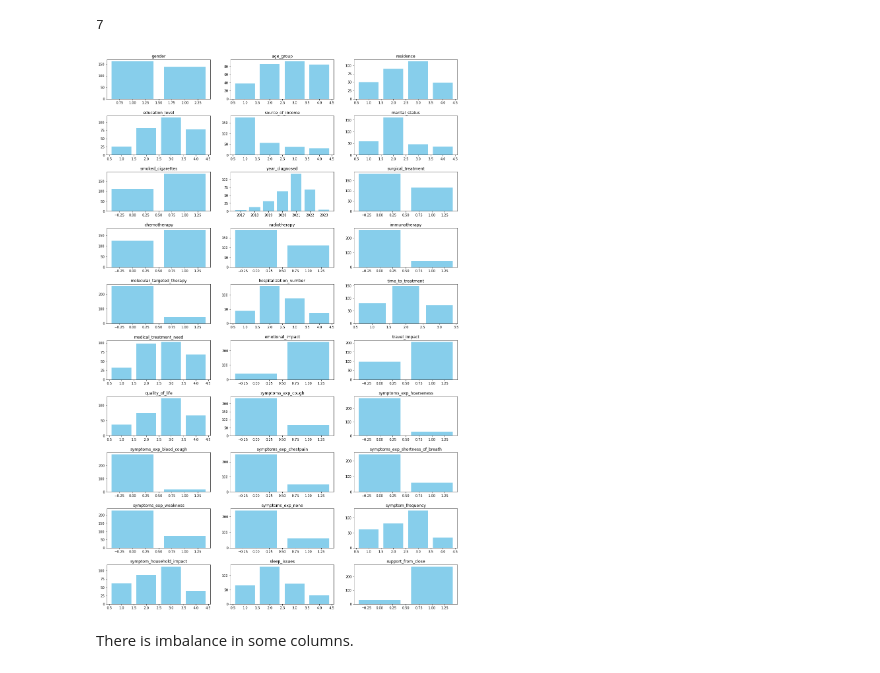
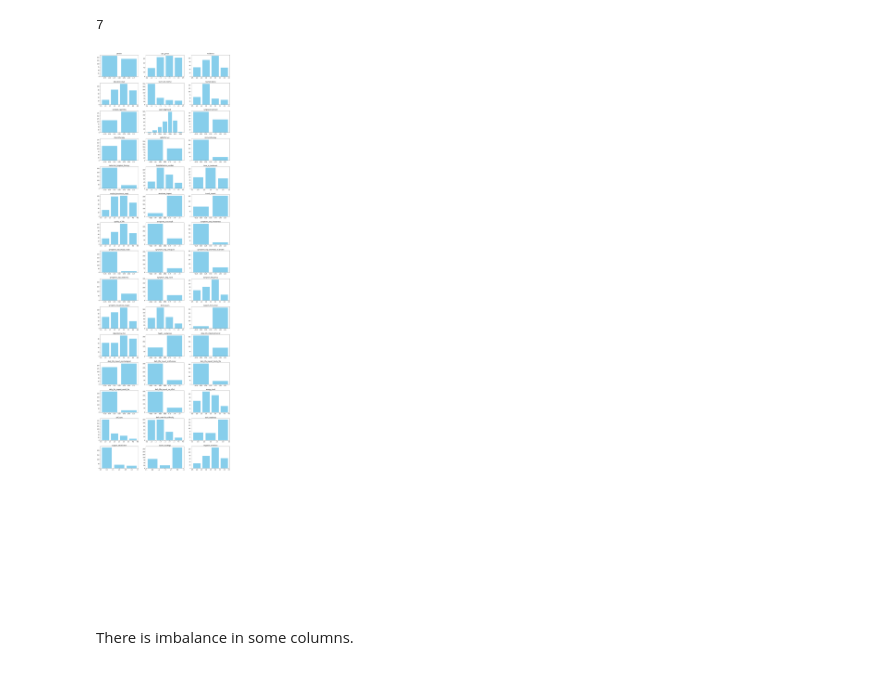
Before and after one commit to Harris-dev26/Data_mining, a Jupyter notebook: Project_file.ipynb, the cells around one changed output. Cells and saved outputs as stored; diff of their text form; code cells hidden in the pictures.

```diff
--- a/Project_file.ipynb
+++ b/Project_file.ipynb
@@ -179,34 +179,34 @@ df.year_diagnosed.nunique()
 #     print(f"\nColumn: {col}")
 #     print(counts)
 # %%
-nrow=10
+nrow=20
 ncol=3
 n=0
 # Create a Figure
-fig, axes = plt.subplots(nrow, ncol, figsize=(16, 24))
+fig, axes = plt.subplots(nrow, ncol, figsize=(16, 64))
 fig.tight_layout(pad=3)  # Adjust spacing between subplots
 
 # Flatten the 2D axes array to iterate over it easily
 axes = axes.flatten()
 
 # Plot each column in the DataFrame
 for col in df.columns:
     counts=df[col].value_counts()
     if n >= len(axes):  # Stop if we exceed the number of subplots
         break
     ax = axes[n]
     ax.bar(counts.index, counts.values, color='skyblue')  # Bar plot for each column
     ax.set_title(col)  # Title for each subplot
     n += 1
 
 # Hide unused subplots (if any)
 for i in range(n, len(axes)):
     axes[i].axis('off')
 
 # Show the final plot
 plt.show()
 # %% [output]
-[figure, old version]
+[figure, new version]
 # %% [markdown]
 There is imbalance in some  columns.
 # %%
```
